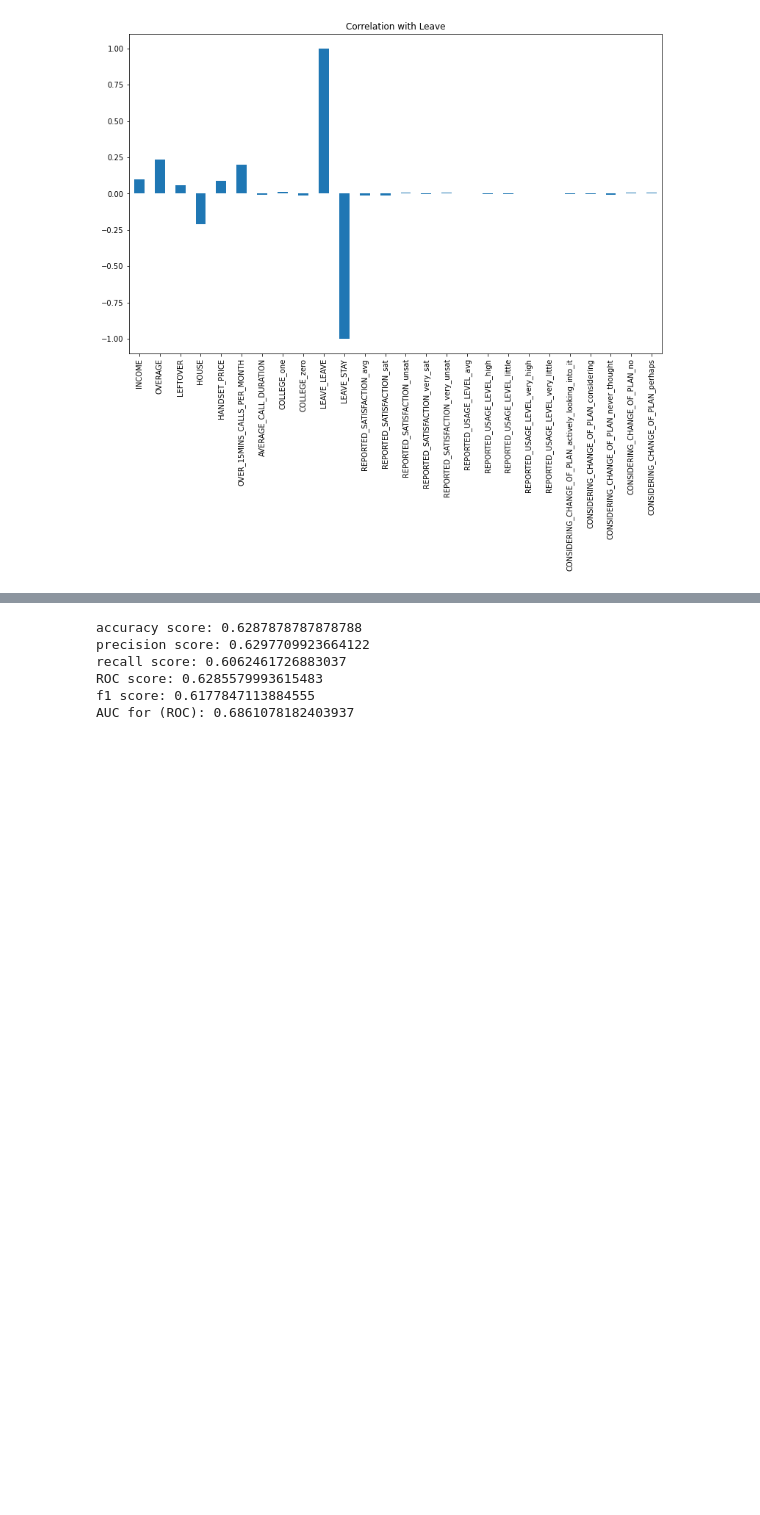
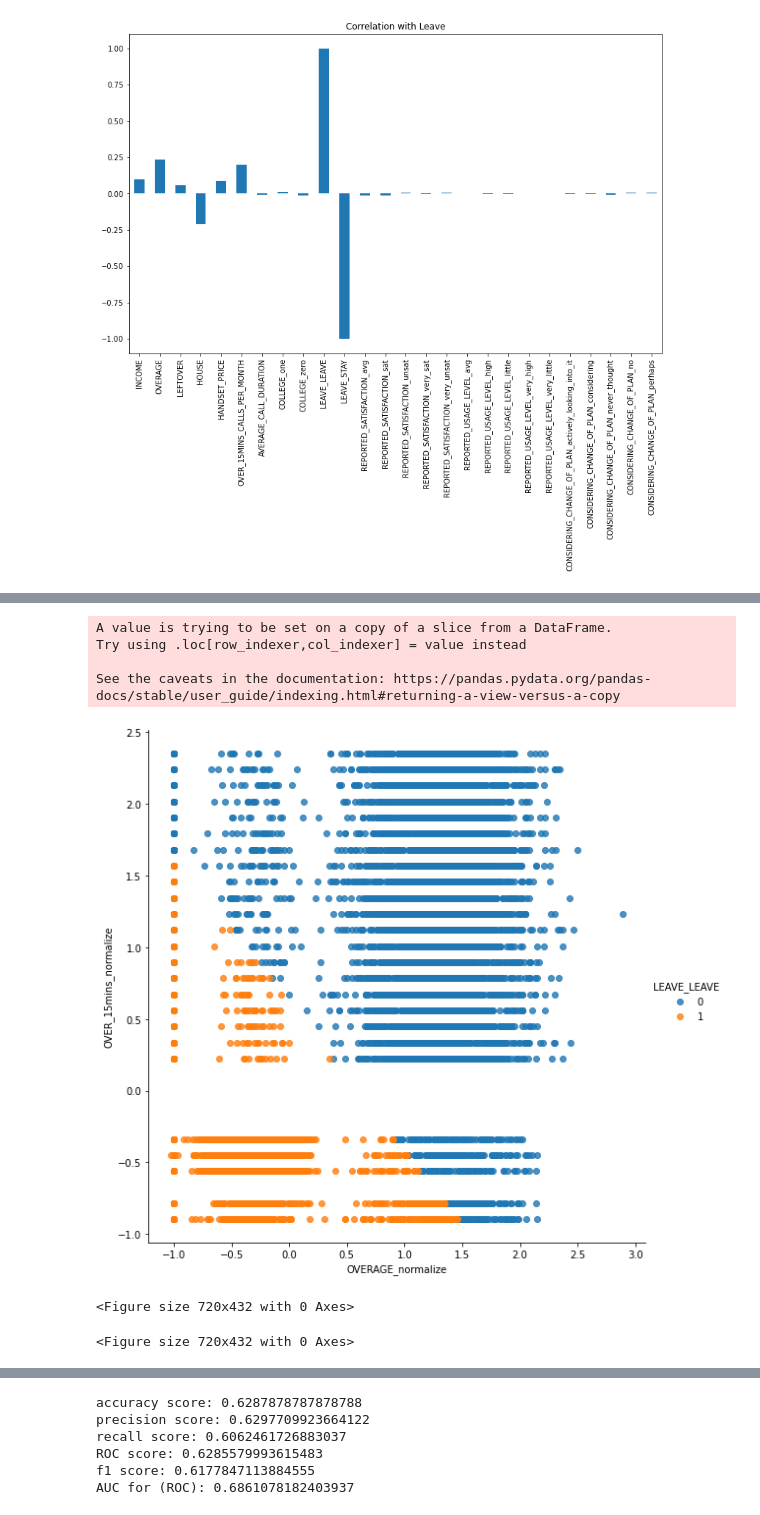
Before and after one commit to GabbyLiu/CSE145, a Jupyter notebook: HW2_Customer_Churn.ipynb, the cells around one changed output, grey strips where cells are left out. Saved outputs shown, nothing was run; the diff lists cells and outputs as text; code cells hidden in the pictures; blank space fills up the shorter version.

```diff
--- a/HW2_Customer_Churn.ipynb
+++ b/HW2_Customer_Churn.ipynb
@@ -98,0 +119,4 @@ df.corr()['LEAVE_LEAVE'].plot(kind='bar',title='Correlation with Leave')
+# %%
+df_short['OVERAGE_normalize']=pre.StandardScaler().fit_transform(df_short[['OVERAGE']])
+df_short['OVER_15mins_normalize']=pre.StandardScaler().fit_transform(df_short[['OVER_15MINS_CALLS_PER_MONTH']])
+df_short.head(10)
@@ -98,0 +144,18 @@ df.corr()['LEAVE_LEAVE'].plot(kind='bar',title='Correlation with Leave')
+# %%
+#sns.lmplot(x='AVERAGE_CALL_DURATION',y='LEFTOVER',data=df,hue='LEAVE_LEAVE')
+k_clusters=2
+kmeans = KMeans(n_clusters=k_clusters, random_state=None)
+X = ['OVERAGE_normalize','OVER_15mins_normalize']
+kmeans.fit(df_short[X])
+df_short['LEAVE_LEAVE'] = kmeans.predict(df_short[X])
+sns.lmplot(X[0],X[1],data=df_short,hue='LEAVE_LEAVE', fit_reg=False,height=8)
+plt.show()
+plt.figure(figsize=(10,6))
+# %% [output]
+A value is trying to be set on a copy of a slice from a DataFrame.
+Try using .loc[row_indexer,col_indexer] = value instead
+
+See the caveats in the documentation: https://pandas.pydata.org/pandas-docs/stable/user_guide/indexing.html#returning-a-view-versus-a-copy
+[figure, added]
+<Figure size 720x432 with 0 Axes>
+<Figure size 720x432 with 0 Axes>
```
Also changed, not shown: parts of 8 cells of this notebook.
